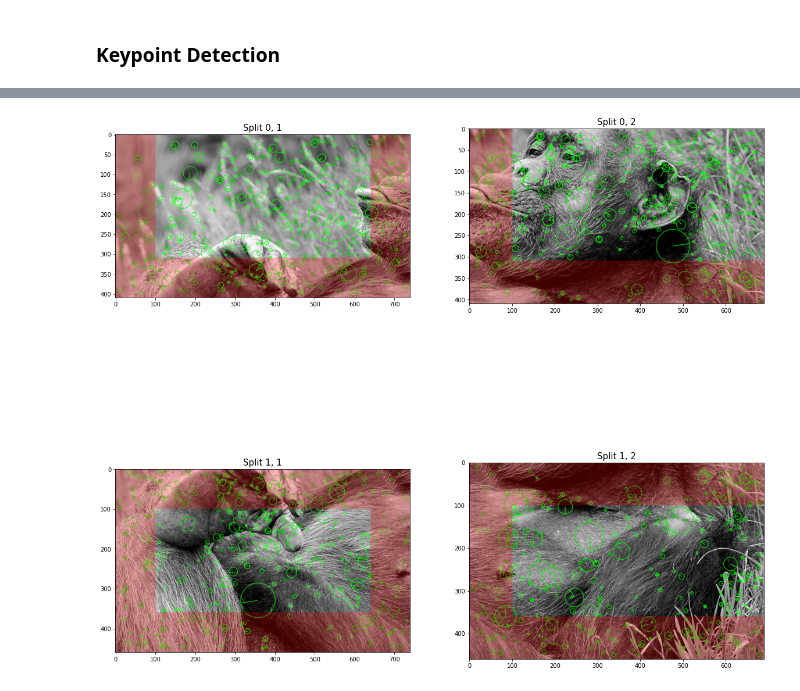
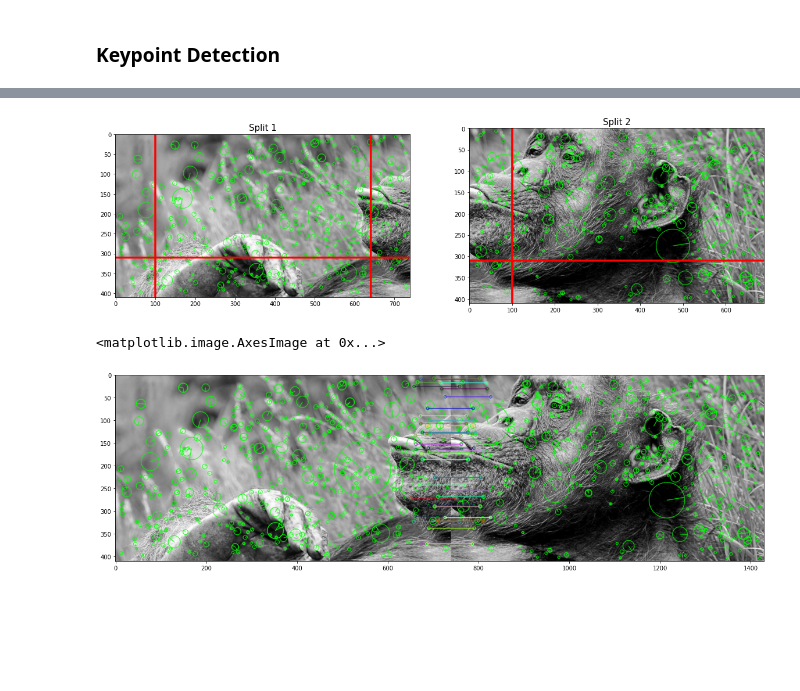
Before and after one commit to WTS012201/CompVis, a Jupyter notebook: ImageStitching/stitching.ipynb, the cells around one changed output, grey strips where cells are left out. Cells and saved outputs as stored; diff of their text form; code cells hidden in the pictures; blank space fills up the shorter version.

Commit message:
matching

```diff
--- a/ImageStitching/stitching.ipynb
+++ b/ImageStitching/stitching.ipynb
@@ -172,20 +181,24 @@ splits.show(with_lines=True)
 def apply_SIFT(img, min_s=0, flags=cv.DrawMatchesFlags_DRAW_RICH_KEYPOINTS):
     sift = cv.SIFT_create()
     gray = cv.cvtColor(img, cv.COLOR_BGR2GRAY)
-    keypoints = [v for v in sift.detect(gray, None) if v.size >= min_s]
+    kp, des = sift.detectAndCompute(gray, None)
+    kp_des = [v for v in zip(kp, des) if v[0].size >= min_s]
+    # [(k, d),(k, d)]
+    [kp, des] = zip(*kp_des)
     img = cv.drawKeypoints(
-        gray, keypoints, img, color=(0, 255, 0),
+        gray, kp, img, color=(0, 255, 0),
         flags=flags
     )
 
-    return img
+    return (img, kp, np.array(des))
 
-splits.apply_and_show(
-    apply_SIFT,
-    rrows=range(0, 2),
-    rcols=range(1, 3),
-    with_lines=True,
-    _rects=True,
-    flags=cv.DrawMatchesFlags_DRAW_RICH_KEYPOINTS,
-    cmap="gray"
-)
+# splits.restore()
+# sift_data = splits.apply_and_show(
+#     apply_SIFT,
+#     rrows=range(0, 1),
+#     rcols=range(1, 3),
+#     with_lines=True,
+#     _rects=True,
+#     flags=cv.DrawMatchesFlags_DRAW_RICH_KEYPOINTS,
+#     cmap="gray"
+# )
@@ -194,14 +205,45 @@ splits.apply_and_show(
 # %%
 splits.restore()
-splits.apply_and_show(
+sift_data = splits.apply_and_show(
     apply_SIFT,
-    rrows=range(0, 2),
+    rrows=range(0, 1),
     rcols=range(1, 3),
     with_lines=True,
-    _rects=True,
+    # _rects=True,
     flags=cv.DrawMatchesFlags_DRAW_RICH_KEYPOINTS,
     cmap="gray",
     min_s=5
 )
+[(split01, kp1, des1), (split02, kp2, des2)] = sift_data
 # %% [output]
-[figure, old version]
+[figure, new version]
+# %%
+# splits.restore()
+# [split01, split02] = splits[0][1:3]
+# gray01 = cv.cvtColor(split01, cv.COLOR_BGR2GRAY)
+# gray02 = cv.cvtColor(split02, cv.COLOR_BGR2GRAY)
+
+# sift = cv.SIFT_create()
+# kp1, des1 = sift.detectAndCompute(gray01, None)
+# kp2, des2 = sift.detectAndCompute(gray02, None)
+
+bf = cv.BFMatcher()
+matches = bf.knnMatch(des1, des2, k=2)
+
+# Apply ratio test
+matches = [[m] for m, n in matches if m.distance < 0.5 * n.distance]
+res = cv.drawMatchesKnn(
+    split01,
+    kp1,
+    split02,
+    kp2,
+    matches,
+    None,
+    flags=cv.DrawMatchesFlags_NOT_DRAW_SINGLE_POINTS
+)
+
+plt.figure(figsize=(20,10))
+plt.imshow(res)
+# %% [output]
+<matplotlib.image.AxesImage at 0x...>
+[figure, added]
```
Also changed, not shown: parts of 2 cells of this notebook.
